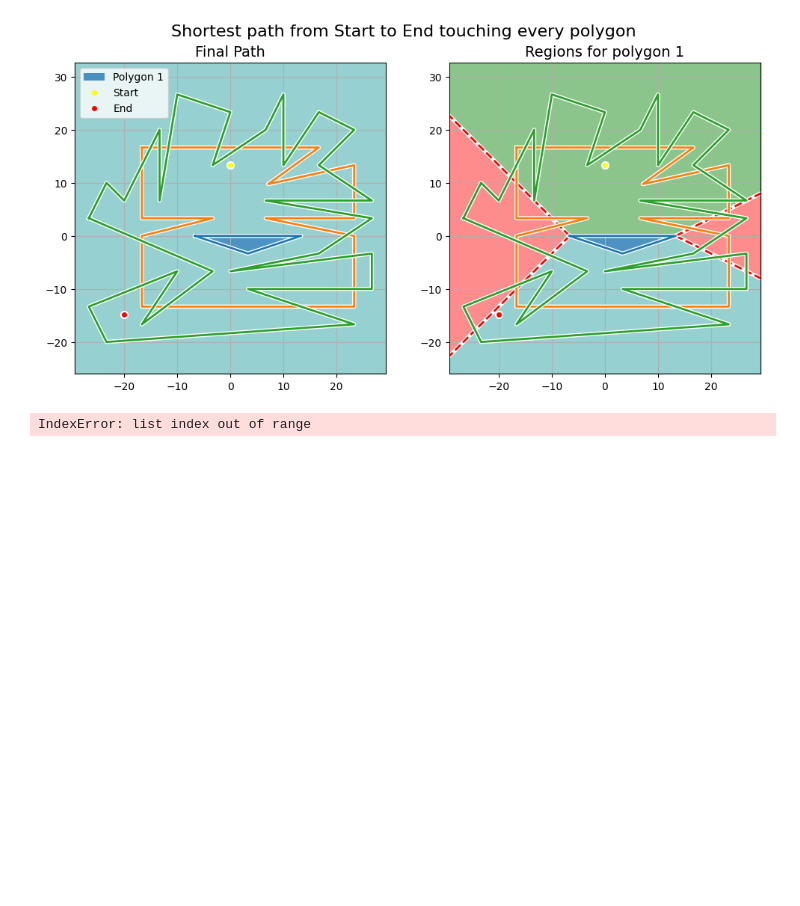
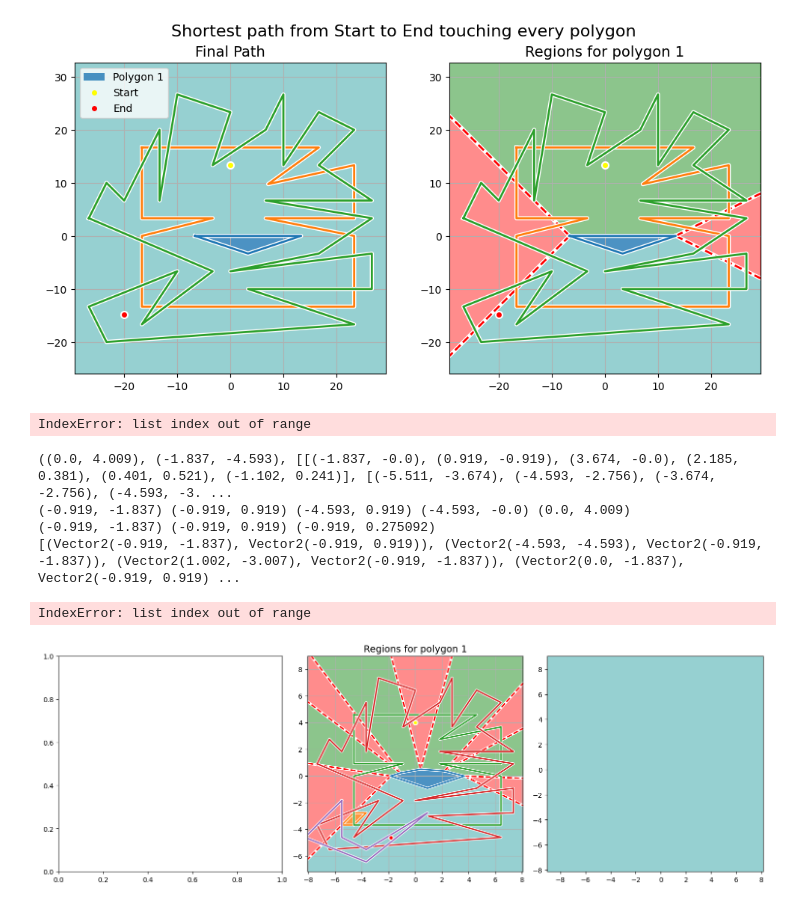
Before and after one commit to YushiPy/TouringPolygons, a Jupyter notebook: test.ipynb, the cells around one changed output. Drawn from its saved outputs; the diff is of its cells as text; code cells hidden in the pictures; blank space fills up the shorter version.

```diff
--- a/test.ipynb
+++ b/test.ipynb
@@ -103,3 +103,24 @@ x = [
 do_test(*parse_test(x))
 # %% [output]
 IndexError: list index out of range
+# %%
+x = [
+	[(0.0, 4.009)],
+	[(-4.593, 4.593), (-4.593, 0.919), (-0.919, 0.919), (-4.593, -0.0), (-4.593, -3.674), (6.43, -3.674), (6.43, -0.0), (1.837, 0.919), (6.43, 0.919), (6.43, 3.674), (1.837, 2.756), (4.593, 4.593)],
+	[(-1.837, -0.0), (0.919, -0.919), (3.674, -0.0), (2.185, 0.381), (0.401, 0.521), (-1.102, 0.241)],
+	[(-6.43, 2.756), (-5.511, 1.837), (-3.674, 5.511), (-3.674, 1.837), (-2.756, 7.349), (0.0, 6.43), (-0.919, 3.674), (1.837, 5.511), (2.756, 7.349), (2.756, 3.674), (4.593, 6.43), (6.43, 5.511), (4.593, 3.674), (7.349, 1.837), (1.837, 1.837), (7.349, 0.919), (4.593, -0.919), (0.0, -1.837), (7.349, -0.919), (7.349, -2.756), (1.002, -3.007), (6.43, -4.593), (-6.43, -5.511), (-7.349, -3.674), (-2.756, -1.837), (-4.593, -4.593), (-0.919, -1.837), (-7.349, 0.919)],
+	[(-5.511, -3.674), (-4.593, -2.756), (-3.674, -2.756), (-4.593, -3.674)],
+	[(-5.511, -1.837), (-8.267, -4.593), (-3.674, -6.43), (0.919, -2.756), (-3.674, -5.511), (-5.511, -4.593)],
+	[(-1.837, -4.593)],
+]
+
+print(parse_test(x))
+
+do_test(*parse_test(x))
+# %% [output]
+((0.0, 4.009), (-1.837, -4.593), [[(-1.837, -0.0), (0.919, -0.919), (3.674, -0.0), (2.185, 0.381), (0.401, 0.521), (-1.102, 0.241)], [(-5.511, -3.674), (-4.593, -2.756), (-3.674, -2.756), (-4.593, -3. ...
+(-0.919, -1.837) (-0.919, 0.919) (-4.593, 0.919) (-4.593, -0.0) (0.0, 4.009)
+(-0.919, -1.837) (-0.919, 0.919) (-0.919, 0.275092)
+[(Vector2(-0.919, -1.837), Vector2(-0.919, 0.919)), (Vector2(-4.593, -4.593), Vector2(-0.919, -1.837)), (Vector2(1.002, -3.007), Vector2(-0.919, -1.837)), (Vector2(0.0, -1.837), Vector2(-0.919, 0.919) ...
+IndexError: list index out of range
+[figure, added]
```
Also changed, not shown: 5 other files.
